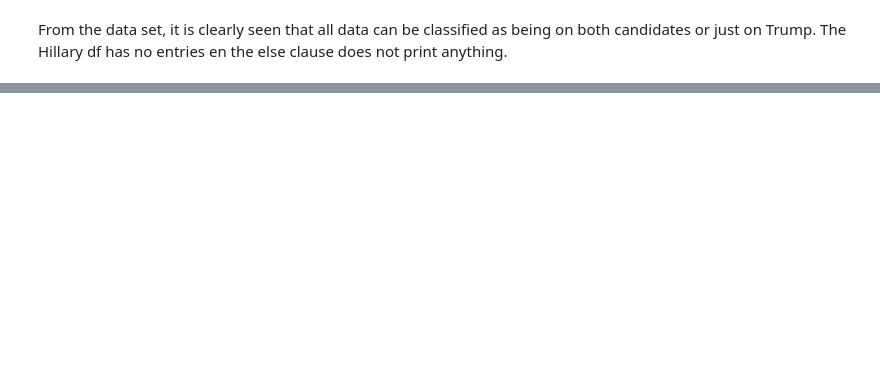
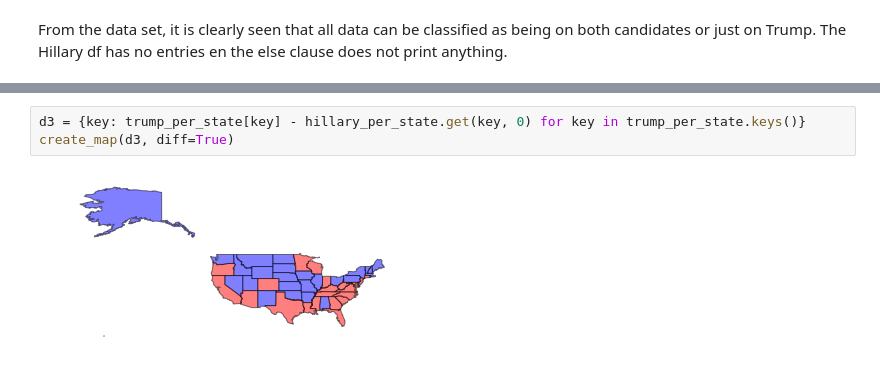
Before and after one commit to corne12345/FoDS1, a Jupyter notebook: Untitled.ipynb, the cells around one changed output, grey strips where cells are left out. Drawn from its saved outputs; the diff is of its cells as text; blank space fills up the shorter version.

```diff
--- a/Untitled.ipynb
+++ b/Untitled.ipynb
@@ -331,0 +358,5 @@ def create_map(dct, colormap='YlOrRd'):
+# %%
+d3 = {key: trump_per_state[key] - hillary_per_state.get(key, 0) for key in trump_per_state.keys()}
+create_map(d3, diff=True)
+# %% [output]
+[figure, added]
```
Also changed, not shown: parts of 8 cells of this notebook.
